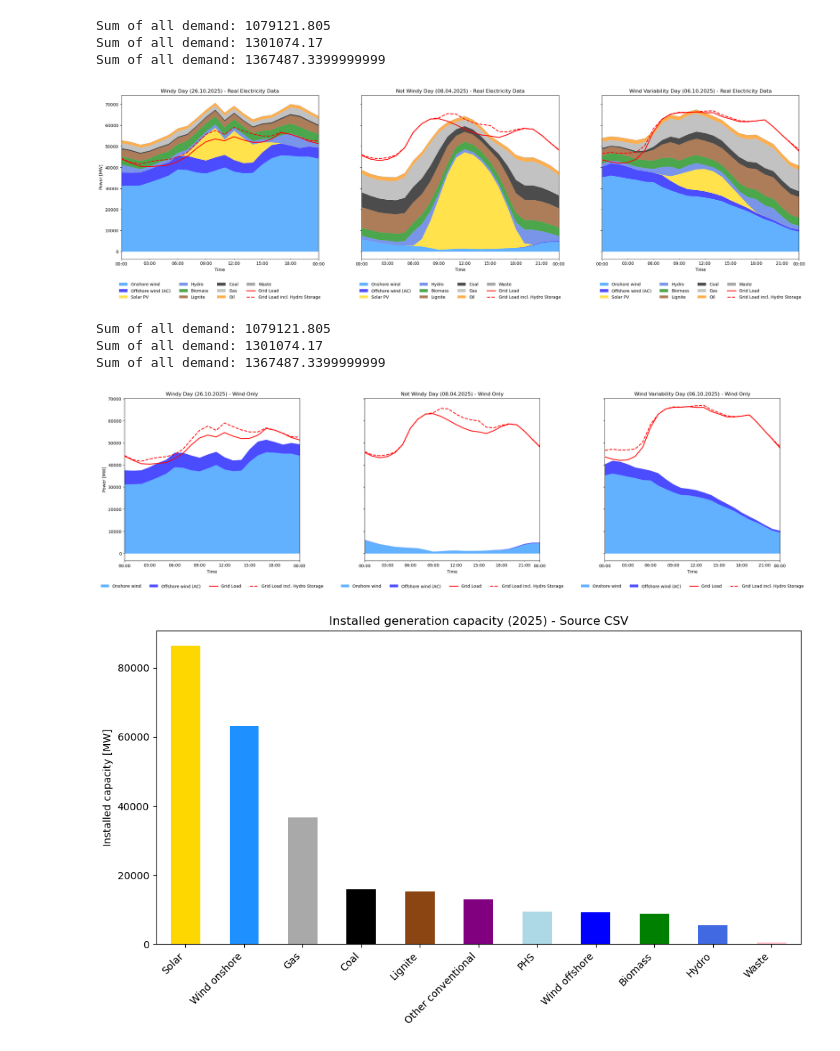
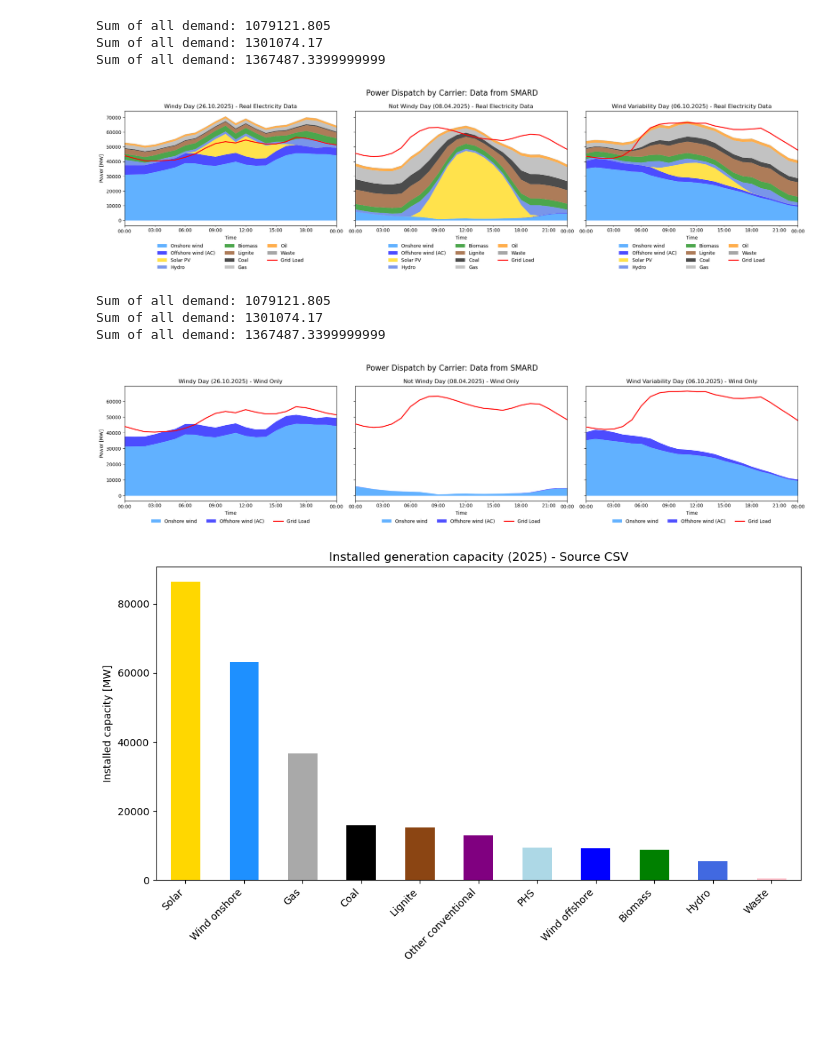
Before and after one commit to Luca2299/pypsa-eur, a Jupyter notebook: notebooks/real_data.ipynb, the cells around one changed output. Saved outputs shown, nothing was run; the diff lists cells and outputs as text; code cells hidden in the pictures; blank space fills up the shorter version.

Commit message:
improved plots

```diff
--- a/notebooks/real_data.ipynb
+++ b/notebooks/real_data.ipynb
@@ -151,7 +178,13 @@ carrier_colors = {
 }
 
 def plot_real_electricity_data(actual_electricity_data, scenario_titles, carriers_to_plot, title_suffix="", carrier_order=None):
-    fig, axes = plt.subplots(1, len(scenario_titles), figsize=(24, 7), sharey=True)
+    fig, axes = plt.subplots(
+        1,
+        len(scenario_titles),
+        figsize=figure_formatting["figsize"],
+        sharey=figure_formatting["sharey"],
+    )
+    fig.suptitle(f"Power Dispatch by Carrier: Data from SMARD", fontsize=16)
 
     if len(scenario_titles) == 1:
         axes = [axes]
@@ -177,43 +210,43 @@ def plot_real_electricity_data(actual_electricity_data, scenario_titles, carrier
         if plot_area_cols:
             plot_df = df[plot_area_cols].copy()
             plot_colors = [carrier_colors.get(col, "gray") for col in plot_df.columns]
-            plot_df.plot(kind="area", ax=ax, lw=0, color=plot_colors, alpha=0.7)
+            plot_df.plot(kind="area", ax=ax, lw=0, color=plot_colors, alpha=figure_formatting["area_alpha"])
 
         if "grid load" in df.columns:
-            df["grid load"].plot(ax=ax, color="red", lw=2, label="Grid Load", zorder=10)
+            df["grid load"].plot(
+                ax=ax,
+                color=figure_formatting["grid_line_color"],
+                lw=figure_formatting["grid_line_width"],
+                label="Grid Load",
+                zorder=figure_formatting["grid_line_zorder"],
+            )
             print(f"Sum of all demand: {df['grid load'].sum()}")
-        if "grid load with hydro storage" in df.columns:
-            df["grid load with hydro storage"].plot(
-                ax=ax,
-                color="red",
-                lw=2,
-                linestyle="--",
-                label="Grid Load incl. Hydro Storage",
-                zorder=9,
-            )
+        #if "grid load with hydro storage" in df.columns:
+             #df["grid load with hydro storage"].plot(
+                #ax=ax,
+                #color=figure_formatting["grid_line_color"],
+                #lw=figure_formatting["grid_line_width"],
+                #linestyle="--",
+                #label="Grid Load incl. Hydro Storage",
+                #zorder=figure_formatting["grid_line_zorder_secondary"],
+            #)
 
         handles, labels = ax.get_legend_handles_labels()
         new_labels = [carrier_display_names.get(lbl, lbl) for lbl in labels]
 
         date = df.index[0].strftime("%d.%m.%Y")
-        if title_suffix:
-            ax.set_title(f"{scenario_title} Day ({date}) - {title_suffix}")
-        else:
-            ax.set_title(f"{scenario_title} Day ({date})")
-        ax.set_ylabel("Power [MW]")
-        ax.set_xlabel("Time")
-        ax.xaxis.set_major_formatter(plt.matplotlib.dates.DateFormatter("%H:%M"))
+        apply_standard_timeseries_format(ax, scenario_title, date, title_suffix=title_suffix)
         ax.legend(
             handles,
             new_labels,
-            ncol=4,
-            loc="upper center",
-            bbox_to_anchor=(0.5, -0.12),
-            frameon=False,
+            ncol=figure_formatting["legend_ncol"],
+            loc=figure_formatting["legend_loc"],
+            bbox_to_anchor=figure_formatting["legend_bbox_to_anchor"],
+            frameon=figure_formatting["legend_frameon"],
         )
 
     plt.tight_layout()
-    plt.subplots_adjust(bottom=0.18)
+    plt.subplots_adjust(bottom=figure_formatting["bottom_margin"])
     plt.show()
 
     save_path = f"/home/lucakristin/Desktop/my_pypsa/actual_electricity_data/real_electricity_data_comparison_{title_suffix}.png"
@@ -223,38 +256,38 @@ def plot_real_electricity_data(actual_electricity_data, scenario_titles, carrier
 # Use the reusable plotting function for the full set of carriers currently shown
 all_carriers_to_plot = base_carrier_order.copy()
 for scenario_df in actual_electricity_data.values():
     for carrier in scenario_df.columns:
         if carrier not in ("grid load", "grid load with hydro storage") and carrier not in all_carriers_to_plot:
             all_carriers_to_plot.append(carrier)
 
 
 plot_real_electricity_data(
     actual_electricity_data,
     scenario_titles,
     all_carriers_to_plot,
     title_suffix="Real Electricity Data",
     carrier_order=base_carrier_order,
 )
 
 
 # Use the same function for a wind-only view
 wind_carriers_to_plot = ["onwind", "offwind-ac", "offwind-float"]
 plot_real_electricity_data(
     actual_electricity_data,
     scenario_titles,
     wind_carriers_to_plot,
     title_suffix="Wind Only",
     carrier_order=base_carrier_order,
 )
 # %% [output]
 Sum of all demand: 1079121.805
 Sum of all demand: 1301074.17
 Sum of all demand: 1367487.3399999999
-[figure, old version]
+[figure, new version]
 Sum of all demand: 1079121.805
 Sum of all demand: 1301074.17
 Sum of all demand: 1367487.3399999999
-[figure, old version]
+[figure, new version]
 # %%
 # Plot installed capacities from CSV
 import numpy as np
```
Also changed, not shown: parts of 1 cell of this notebook, 3 other files.
